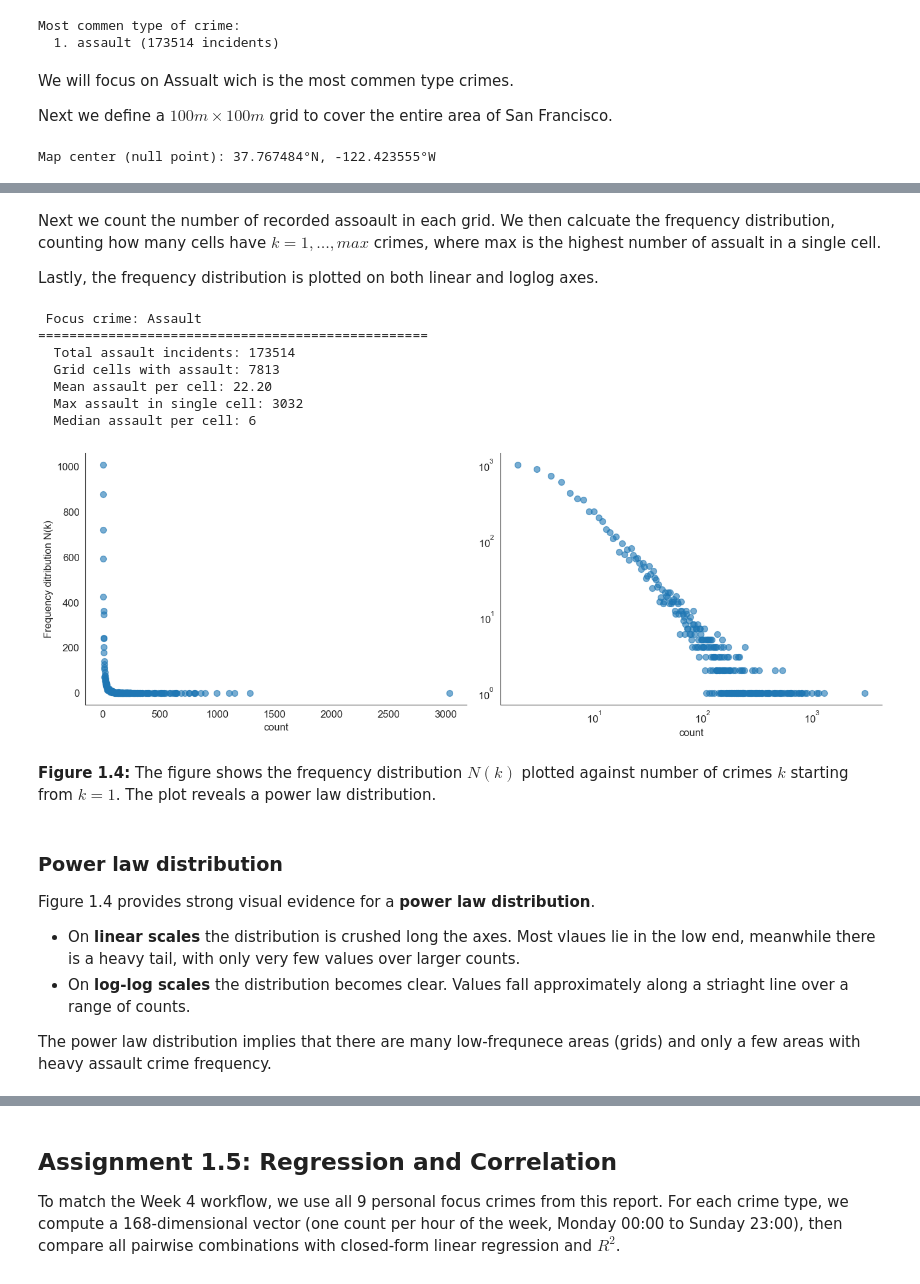
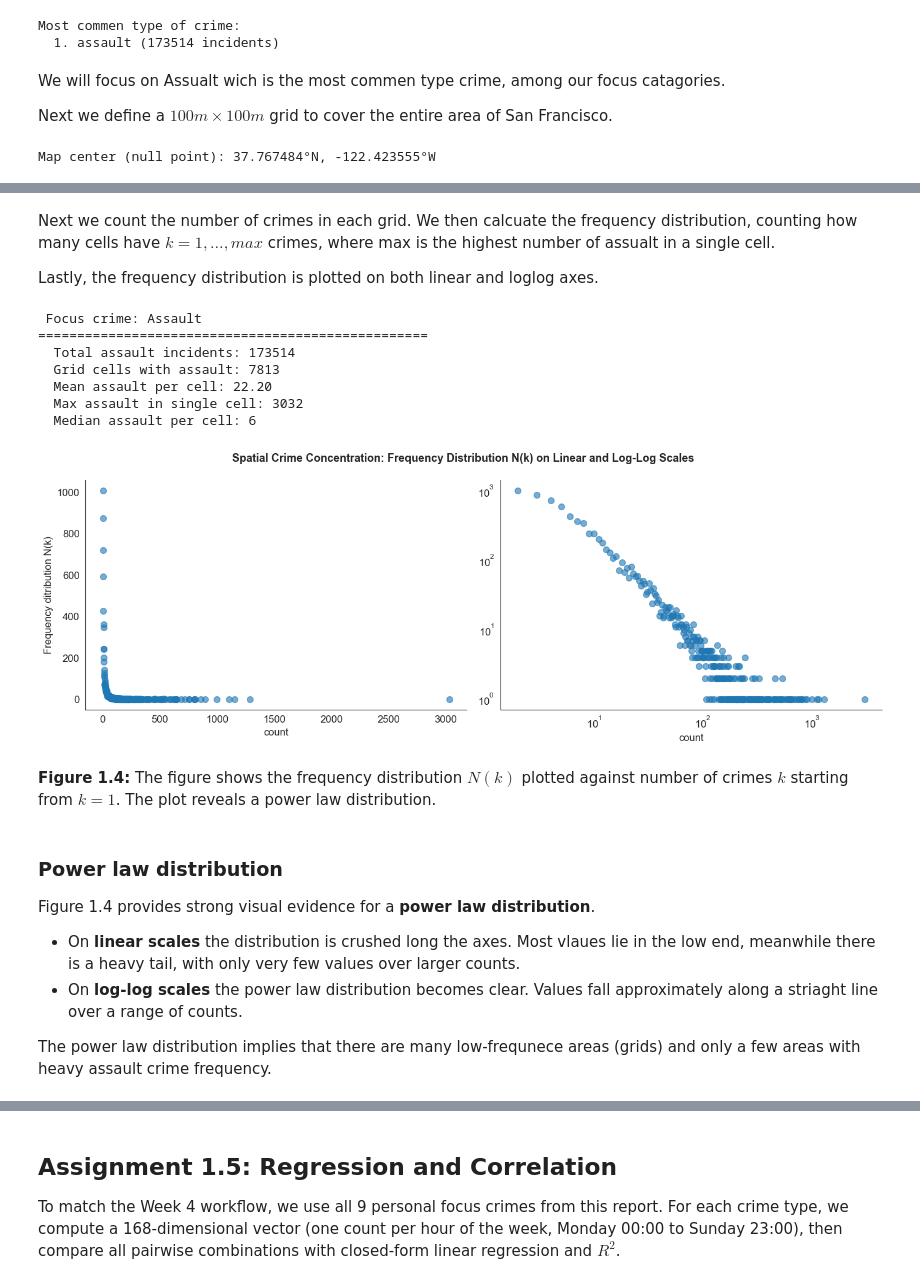
Before and after one commit to sterlie/socialdata_1, a Jupyter notebook: report_1.ipynb, the cells around one changed output, grey strips where cells are left out. Cells and saved outputs as stored; diff of their text form; code cells hidden in the pictures.

```diff
--- a/report_1.ipynb
+++ b/report_1.ipynb
@@ -262,7 +271,7 @@ crimes_to_analyze = top_crime
 Most commen type of crime:
   1. assault (173514 incidents)
 # %% [markdown]
-We will focus on Assualt wich is the most commen type crimes.
+We will focus on Assualt wich is the most commen type crime, among our focus catagories.
 
 Next we define a $100m \times 100 m$ grid to cover the entire area of San Francisco.
 # %%
@@ -321,6 +327,6 @@ Total incidents in all grids: 827793
 Grid bin size: 100m × 100m
 # %% [markdown]
-Next we count the number of recorded assoault in each grid. We then calcuate the frequency distribution, counting how many cells have $k = 1, \dots , max$ crimes, where max is the highest number of assualt in a single cell.
+Next we count the number of crimes in each grid. We then calcuate the frequency distribution, counting how many cells have $k = 1, \dots , max$ crimes, where max is the highest number of assualt in a single cell.
 
 Lastly, the frequency distribution is plotted on both linear and loglog axes.
 # %%
@@ -365,35 +371,36 @@ for crime in crimes_to_analyze:
     # Filter data for this crime type
     crime_df = df_focus[df_focus['Category'] == crime]
     crime_counts = crime_df.groupby(["xBin", "yBin"]).size()
 
     # Get the frequency distribution N(k)
     incident_freq = crime_counts.value_counts().sort_index()
 
     # k+1 (shift by 1 to avoid log(0))
     k_plus_1 = incident_freq.index + 1
     N_k = incident_freq.values
 
     # Linear plot
     axes[0].scatter(k_plus_1, N_k, label=crime.title(), alpha=0.6, s=50)
 
     # Log-log plot
     axes[1].scatter(k_plus_1, N_k, label=crime.title(), alpha=0.6, s=50)
 
 # Linear axes plot
 axes[0].set_xlabel('count', fontsize=12)
 axes[0].set_ylabel('Frequency ditribution N(k)', fontsize=12)
-
 # Log-log axes plot
 axes[1].set_xlabel('count', fontsize=12)
 axes[1].set_xscale('log')
 axes[1].set_yscale('log')
 sns.despine(ax=axes[0])
 
+fig.suptitle('Spatial Crime Concentration: Frequency Distribution N(k) on Linear and Log-Log Scales', fontsize=13, fontweight='bold', y=0.98)
+
 
 plt.tight_layout()
 plt.show()
 # %% [output]
-[figure, old version]
+[figure, new version]
 # %% [markdown]
 **Figure 1.4:** The figure shows the frequency distribution $N(k)$ plotted against number of crimes $k$ starting from $k=1$. The plot reveals a power law distribution.
 # %% [markdown]
@@ -401,7 +408,7 @@ plt.show()
 
 Figure 1.4 provides strong visual evidence for a **power law distribution**.
 - On **linear scales** the distribution is crushed long the axes. Most vlaues lie in the low end, meanwhile there is a heavy tail, with only very few values over larger counts.
-- On **log-log scales** the distribution becomes clear. Values fall approximately along a striaght line over a range of counts.
+- On **log-log scales** the power law distribution becomes clear. Values fall approximately along a striaght line over a range of counts.
 
 
 The power law distribution implies that there are many low-frequnece areas (grids) and only a few areas with heavy assault crime frequency.
```
Also changed, not shown: parts of 15 cells of this notebook.
